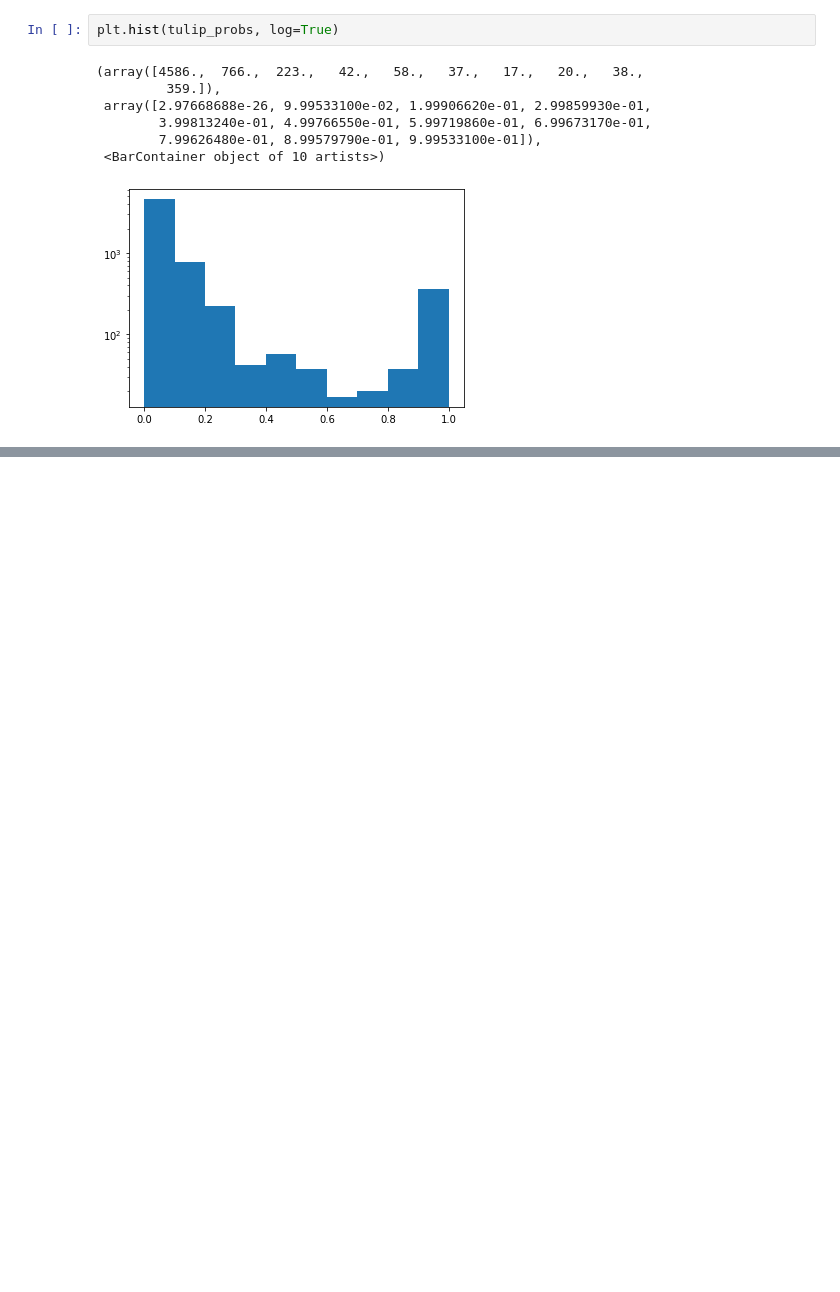
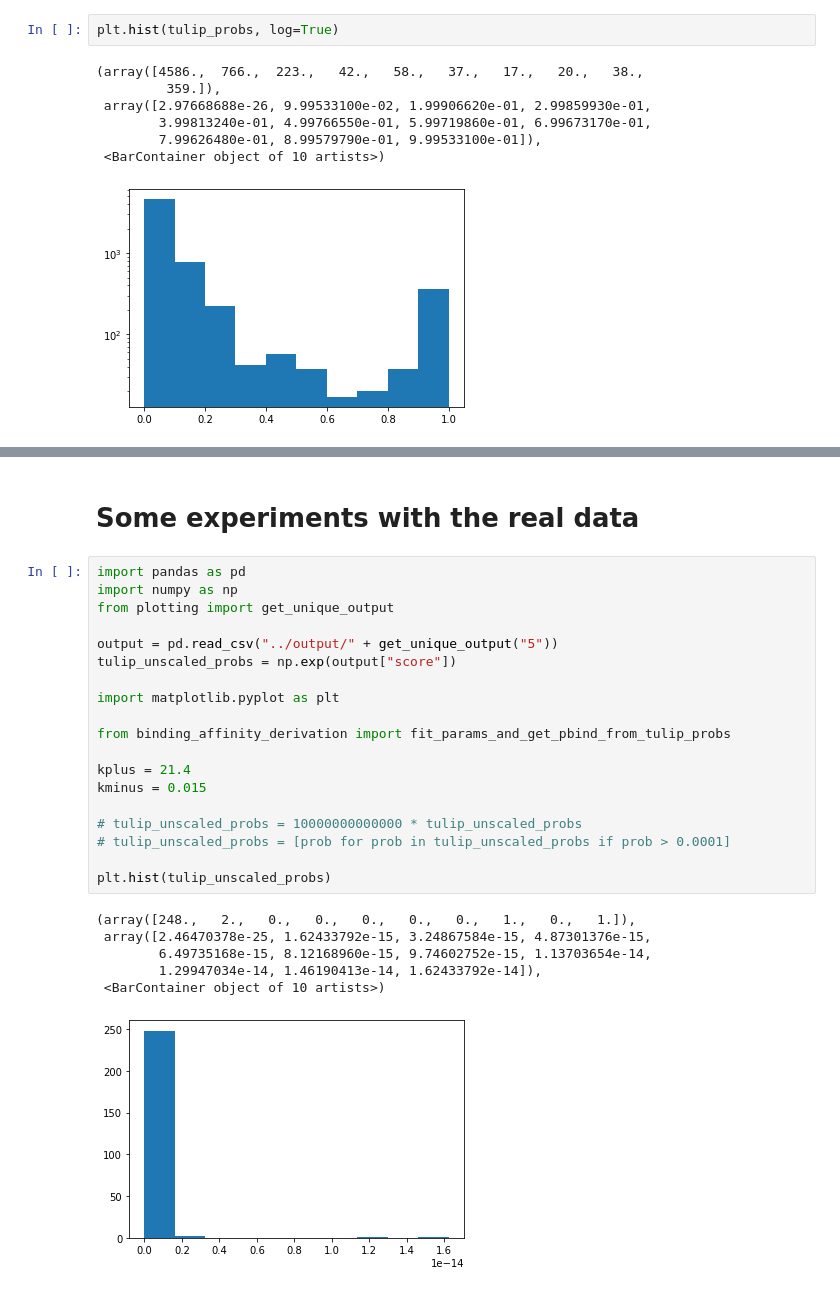
Before and after one commit to alienmist325/TULIP-TCR, a Jupyter notebook: analysis/binding_affinity.ipynb, the cells around one changed output, grey strips where cells are left out. Saved outputs shown, nothing was run; the diff lists cells and outputs as text; blank space fills up the shorter version.

```diff
--- a/analysis/binding_affinity.ipynb
+++ b/analysis/binding_affinity.ipynb
@@ -274,0 +271,28 @@ plt.hist(pbinds)
+# %% [markdown]
+# Some experiments with the real data
+# %%
+import pandas as pd
+import numpy as np
+from plotting import get_unique_output
+
+output = pd.read_csv("../output/" + get_unique_output("5"))
+tulip_unscaled_probs = np.exp(output["score"])
+
+import matplotlib.pyplot as plt
+
+from binding_affinity_derivation import fit_params_and_get_pbind_from_tulip_probs
+
+kplus = 21.4
+kminus = 0.015
+
+# tulip_unscaled_probs = 10000000000000 * tulip_unscaled_probs
+# tulip_unscaled_probs = [prob for prob in tulip_unscaled_probs if prob > 0.0001]
+
+plt.hist(tulip_unscaled_probs)
+# %% [output]
+(array([248.,   2.,   0.,   0.,   0.,   0.,   0.,   1.,   0.,   1.]),
+ array([2.46470378e-25, 1.62433792e-15, 3.24867584e-15, 4.87301376e-15,
+        6.49735168e-15, 8.12168960e-15, 9.74602752e-15, 1.13703654e-14,
+        1.29947034e-14, 1.46190413e-14, 1.62433792e-14]),
+ <BarContainer object of 10 artists>)
+[figure, added]
```
Also changed, not shown: parts of 13 cells of this notebook, 2 other files.
